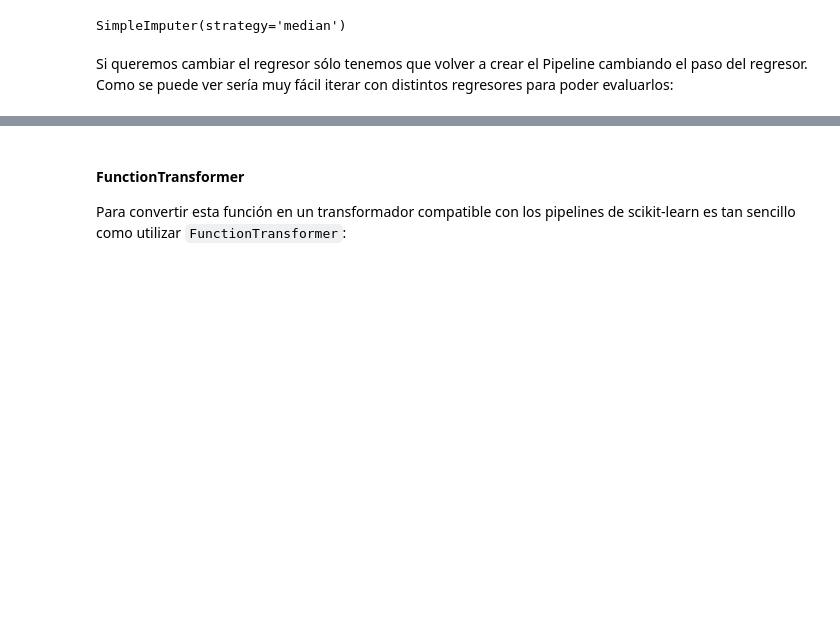
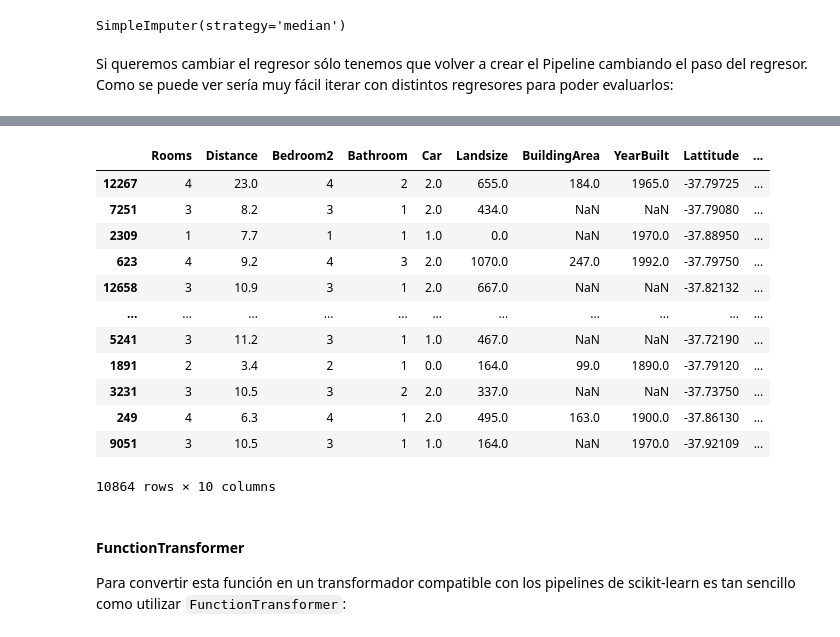
Before and after one commit to bsanse/dk_pipelines_workshop, a Jupyter notebook: taller_de_machine_learning_pipelines_con_python.ipynb, the cells around one changed output, grey strips where cells are left out. Saved outputs shown, nothing was run; the diff lists cells and outputs as text; code cells hidden in the pictures; blank space fills up the shorter version.

```diff
--- a/taller_de_machine_learning_pipelines_con_python.ipynb
+++ b/taller_de_machine_learning_pipelines_con_python.ipynb
@@ -265,6 +267,22 @@ Para crear nuestro selector de variables numéricas vamos a crear una función q
 # %%
 def select_numeric(df):
     return df.select_dtypes(include=['int', 'float'])
+# %%
+select_numeric(X_train)
+# %% [output]
+|  | Rooms | Distance | Bedroom2 | Bathroom | Car | Landsize | BuildingArea | YearBuilt | Lattitude | ... |
+| 12267 | 4 | 23.0 | 4 | 2 | 2.0 | 655.0 | 184.0 | 1965.0 | -37.79725 | ... |
+| 7251 | 3 | 8.2 | 3 | 1 | 2.0 | 434.0 | NaN | NaN | -37.79080 | ... |
+| 2309 | 1 | 7.7 | 1 | 1 | 1.0 | 0.0 | NaN | 1970.0 | -37.88950 | ... |
+| 623 | 4 | 9.2 | 4 | 3 | 2.0 | 1070.0 | 247.0 | 1992.0 | -37.79750 | ... |
+| 12658 | 3 | 10.9 | 3 | 1 | 2.0 | 667.0 | NaN | NaN | -37.82132 | ... |
+| ... | ... | ... | ... | ... | ... | ... | ... | ... | ... | ... |
+| 5241 | 3 | 11.2 | 3 | 1 | 1.0 | 467.0 | NaN | NaN | -37.72190 | ... |
+| 1891 | 2 | 3.4 | 2 | 1 | 0.0 | 164.0 | 99.0 | 1890.0 | -37.79120 | ... |
+| 3231 | 3 | 10.5 | 3 | 2 | 2.0 | 337.0 | NaN | NaN | -37.73750 | ... |
+| 249 | 4 | 6.3 | 4 | 1 | 2.0 | 495.0 | 163.0 | 1900.0 | -37.86130 | ... |
+| 9051 | 3 | 10.5 | 3 | 1 | 1.0 | 164.0 | NaN | 1970.0 | -37.92109 | ... |
+10864 rows × 10 columns
 # %% [markdown]
 #### FunctionTransformer
 
```
Also changed, not shown: parts of 34 cells of this notebook, 4 other files.
